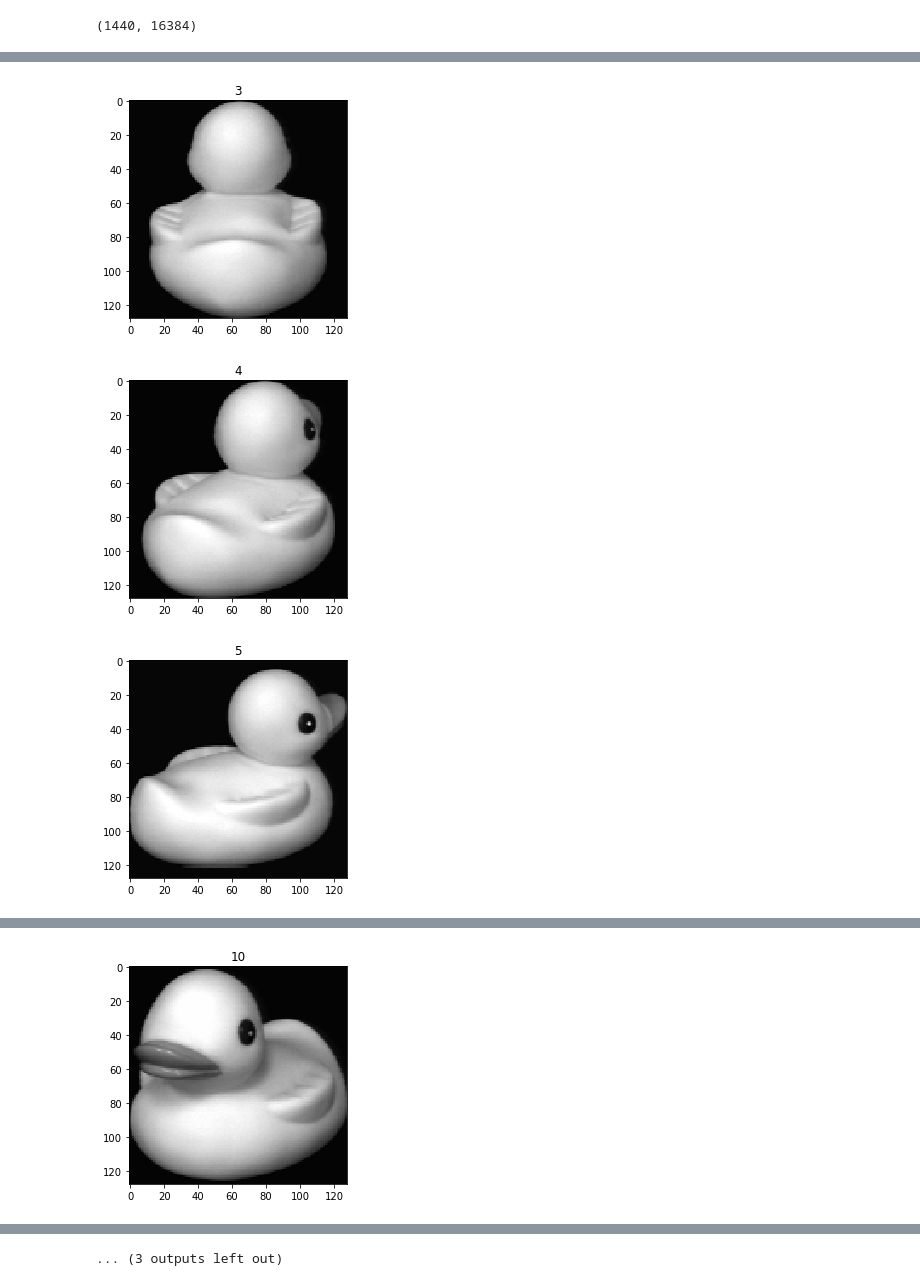
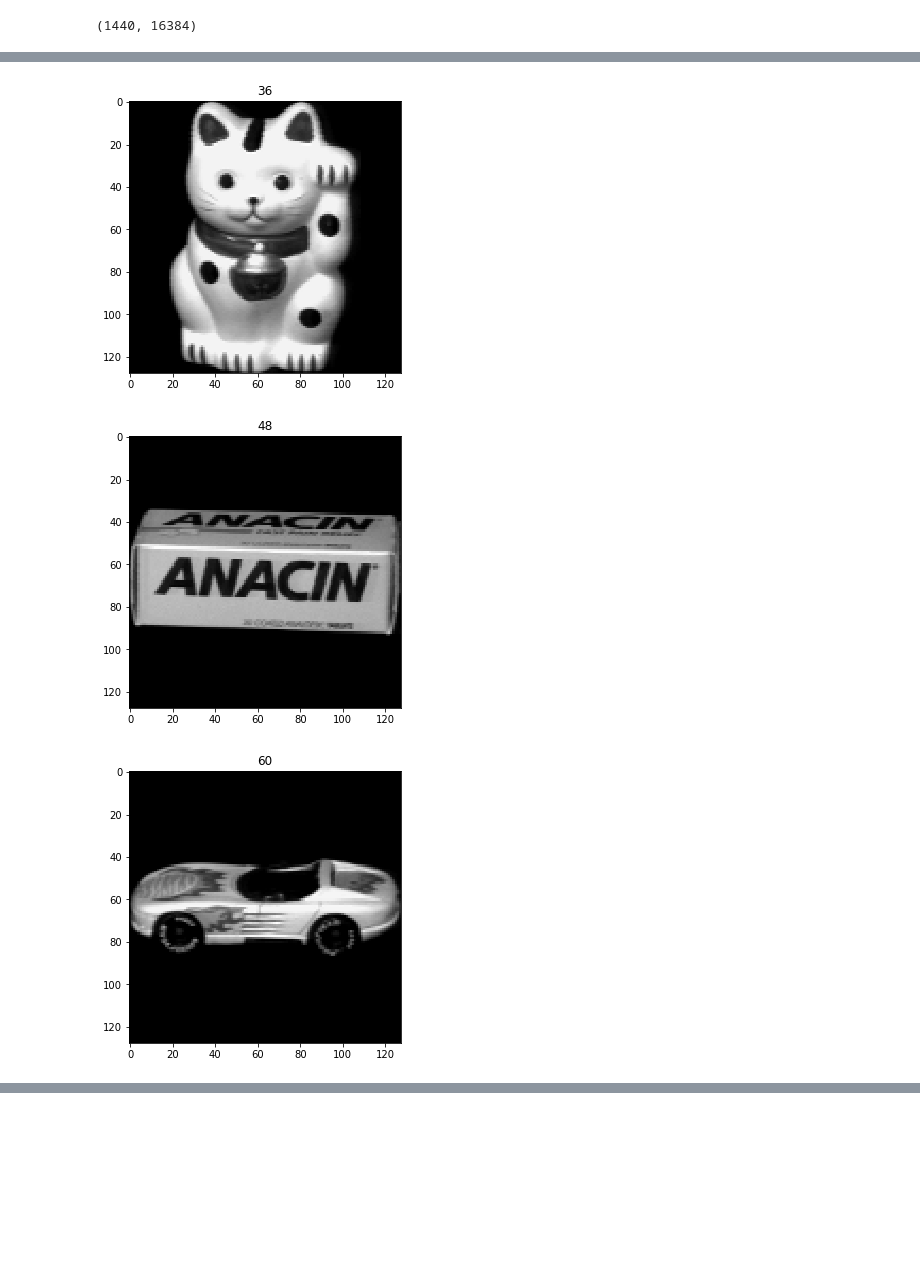
Before and after one commit to lambdaofgod/examples-counterexamples, a Jupyter notebook: notebooks/Manifold Learning.ipynb, the cells around one changed output, grey strips where cells are left out. Saved outputs shown, nothing was run; the diff lists cells and outputs as text; code cells hidden in the pictures; blank space fills up the shorter version.

```diff
--- a/notebooks/Manifold Learning.ipynb
+++ b/notebooks/Manifold Learning.ipynb
@@ -28,5 +65,10 @@ imgs.shape
 # %%
-for i in range(15):
+plt.rcParams['figure.figsize'] = (9, 5)
+
+for i in range(0, 120, 12):
   plt.title(i)
   display_image(imgs[i, :], cmap='gray')
+
+
+plt.rcParams['figure.figsize'] = (12, 9)
 # %% [output]
@@ -36,3 +78,3 @@ for i in range(15):
-[figure, old version]
+[figure, new version]
-[figure, old version]
+[figure, new version]
-[figure, old version]
+[figure, new version]
@@ -43 +84,0 @@ for i in range(15):
-[figure, removed]
@@ -45 +84,0 @@ for i in range(15):
-... (3 outputs left out)
```
Also changed, not shown: parts of 16 cells of this notebook.
